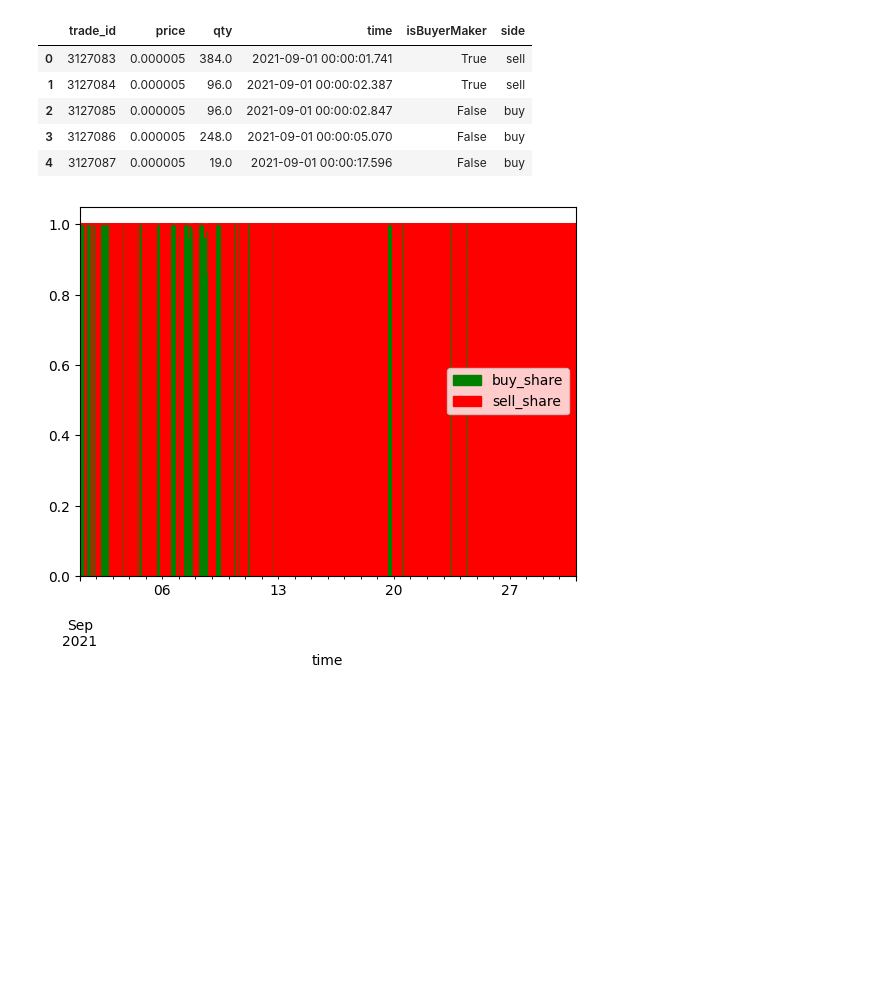
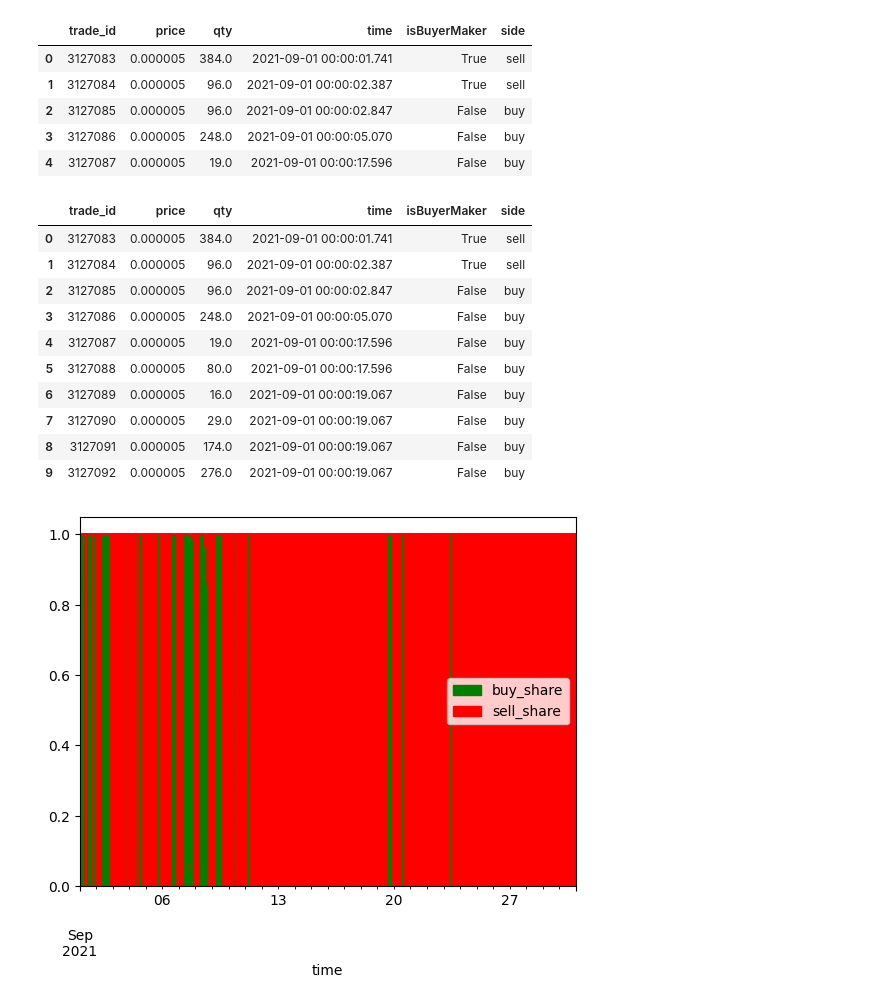
Before and after one commit to B0R0koko/pumps_and_dumps, a Jupyter notebook: misc/main.ipynb, the cells around one changed output. Saved outputs shown, nothing was run; the diff lists cells and outputs as text; code cells hidden in the pictures; blank space fills up the shorter version.

```diff
--- a/misc/main.ipynb
+++ b/misc/main.ipynb
@@ -20,6 +37,20 @@ df.head(5)
 | 2 | 3127085 | 0.000005 | 96.0 | 2021-09-01 00:00:02.847 | False | buy |
 | 3 | 3127086 | 0.000005 | 248.0 | 2021-09-01 00:00:05.070 | False | buy |
 | 4 | 3127087 | 0.000005 | 19.0 | 2021-09-01 00:00:17.596 | False | buy |
+# %%
+df.iloc[:10, :]
+# %% [output]
+|  | trade_id | price | qty | time | isBuyerMaker | side |
+| 0 | 3127083 | 0.000005 | 384.0 | 2021-09-01 00:00:01.741 | True | sell |
+| 1 | 3127084 | 0.000005 | 96.0 | 2021-09-01 00:00:02.387 | True | sell |
+| 2 | 3127085 | 0.000005 | 96.0 | 2021-09-01 00:00:02.847 | False | buy |
+| 3 | 3127086 | 0.000005 | 248.0 | 2021-09-01 00:00:05.070 | False | buy |
+| 4 | 3127087 | 0.000005 | 19.0 | 2021-09-01 00:00:17.596 | False | buy |
+| 5 | 3127088 | 0.000005 | 80.0 | 2021-09-01 00:00:17.596 | False | buy |
+| 6 | 3127089 | 0.000005 | 16.0 | 2021-09-01 00:00:19.067 | False | buy |
+| 7 | 3127090 | 0.000005 | 29.0 | 2021-09-01 00:00:19.067 | False | buy |
+| 8 | 3127091 | 0.000005 | 174.0 | 2021-09-01 00:00:19.067 | False | buy |
+| 9 | 3127092 | 0.000005 | 276.0 | 2021-09-01 00:00:19.067 | False | buy |
 # %%
 df_imbalance = pd.DataFrame()
 
```
Also changed, not shown: parts of 1 cell of this notebook, 29 other files.
